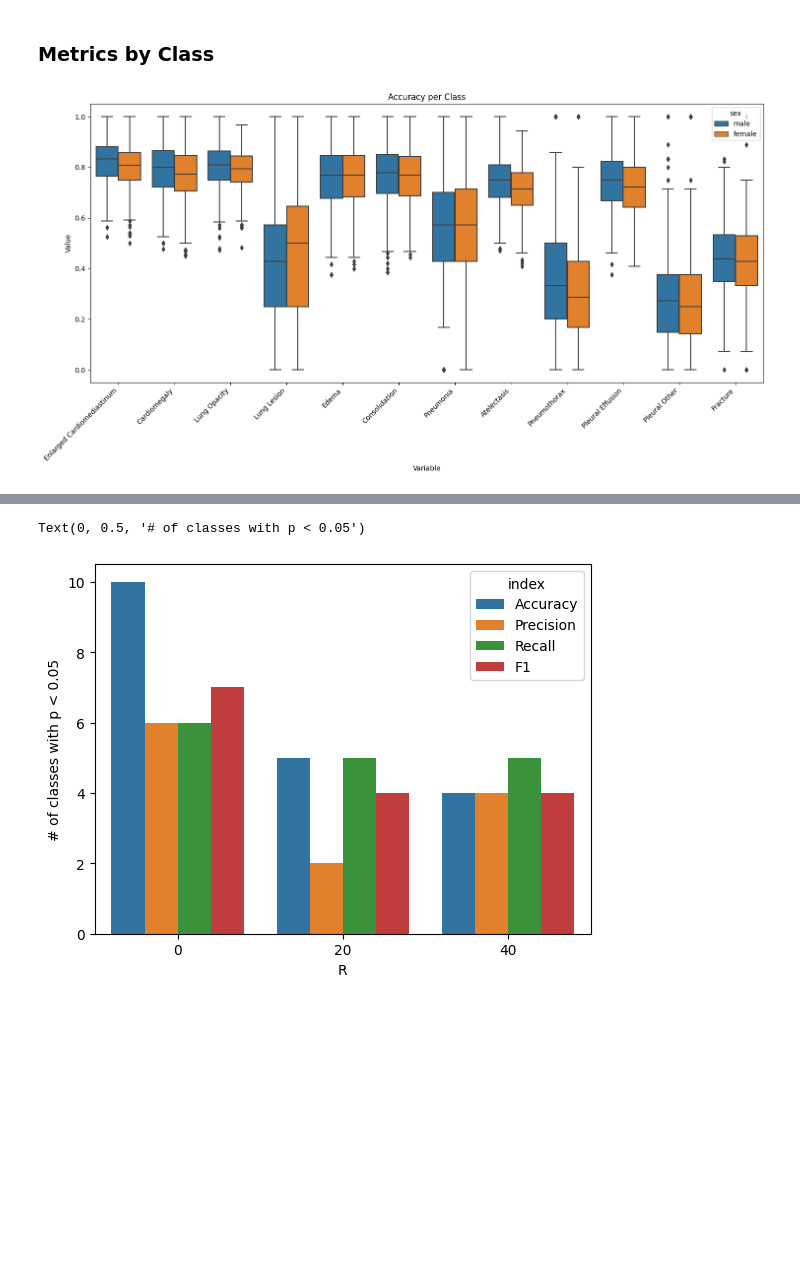
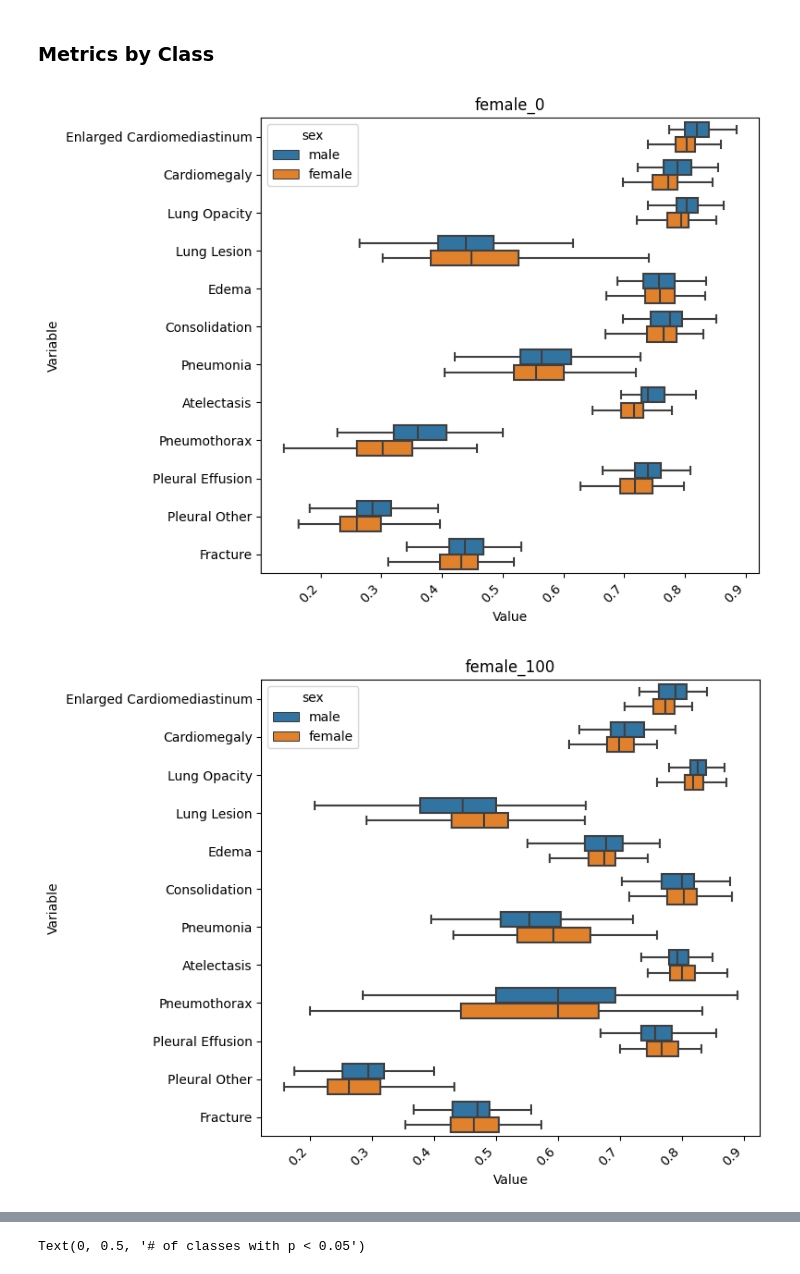
Before and after one commit to JuanGonzalezU/CheXBias, a Jupyter notebook: notebooks/analysis.ipynb, the cells around one changed output, grey strips where cells are left out. Saved outputs shown, nothing was run; the diff lists cells and outputs as text; code cells hidden in the pictures; blank space fills up the shorter version.

```diff
--- a/notebooks/analysis.ipynb
+++ b/notebooks/analysis.ipynb
@@ -77,7 +77,7 @@ for group in ['sex']:
         # Iterate over each model
         for model in models:
             try:
-                results_test = os.path.join(path_age, model, 'results_test_data.csv')
+                results_test = os.path.join(path_age, model, 'results_train_data.csv')
                 df = pd.read_csv(results_test)
                 ax[order[i][0],order[i][1]].plot(df[metric], '-o',markersize=3)
             except:
@@ -123,57 +123,59 @@ for metric in ['accuracy','precision','recall','f1']:
         # Melt the DataFrame to long format for box plotting
         melted_df = pd.melt(all_df, id_vars='sex', var_name='Variable', value_name='Value')
 
-        if metric == 'precision' and model == 'female_0':
-
+        if metric == 'precision':
             # Set up the matplotlib figure
-            plt.figure(figsize=(15, 8))
+            plt.figure(figsize=(8, 6))
 
             # Create a box plot using Seaborn
-            sns.boxplot(x='Variable', y='Value', hue='sex', data=melted_df)
+            sns.boxplot(y='Variable', x='Value', hue='sex', data=melted_df,showfliers=False)
 
             # Customize the plot
             plt.title('Accuracy per Class')
             plt.xticks(rotation=45, ha='right')
             plt.tight_layout()
+            plt.title(model)
 
             # Show the plot
             plt.show()
 
         # If not, replace 'melted_df' with your DataFrame name
-        melted_df = melted_df
+        #melted_df = melted_df
 
         # Perform Mann-Whitney U test for each variable
         variables = melted_df['Variable'].unique()
         results = []
         count_of_classes_with_significant_diference = 0
 
         for variable in variables:
             male_values = melted_df[(melted_df['sex'] == 'male') & (melted_df['Variable'] == variable)]['Value']
             female_values = melted_df[(melted_df['sex'] == 'female') & (melted_df['Variable'] == variable)]['Value']
 
             # Perform Mann-Whitney U test
-            stat, p_value = mannwhitneyu(male_values, female_values)
+            stat, p_value = mannwhitneyu(male_values, female_values,alternative='greater')
 
             # Store results
             results.append({'Variable': variable, 'Stat': stat, 'P-value': p_value})
 
             # Test results of pvalue
             if p_value < 0.05:
                 count_of_classes_with_significant_diference += 1
 
         sdf_model.append(count_of_classes_with_significant_diference)
 
 
         # Create a DataFrame from the results
         #results_melted_df = pd.DataFrame(results)
 
         # Display the results
         #print(results_melted_df)
 
     sdf_per_metric.append(sdf_model)
 
-results = pd.DataFrame(sdf_per_metric,columns=['0','20','40'],index=['Accuracy','Precision','Recall','F1']).reset_index().rename_axis(index='Metrics')
+results = pd.DataFrame(sdf_per_metric,columns=['0','20','40','60','80','100'],index=['Accuracy','Precision','Recall','F1']).reset_index().rename_axis(index='Metrics')
 results = pd.melt(results, id_vars='index', var_name='R', value_name='Value')
-sns.barplot(data = results, x = 'R', y = 'Value',hue='index').set_ylabel('# of classes with p < 0.05')
+#sns.barplot(data = results, x = 'R', y = 'Value',hue='index').set_ylabel('# of classes with p < 0.05')
+sns.barplot(data = results[results['index'] == 'Recall'], x = 'R', y = 'Value',hue='index').set_ylabel('# of classes with p < 0.05')
 # %% [output]
-[figure, old version]
+[figure, new version]
+[figure, new version]
@@ -180,2 +186 @@ sns.barplot(data = results, x = 'R', y = 'Value',hue='index').set_ylabel('# of c
 Text(0, 0.5, '# of classes with p < 0.05')
-[figure, old version]
```
Also changed, not shown: parts of 4 cells of this notebook.
